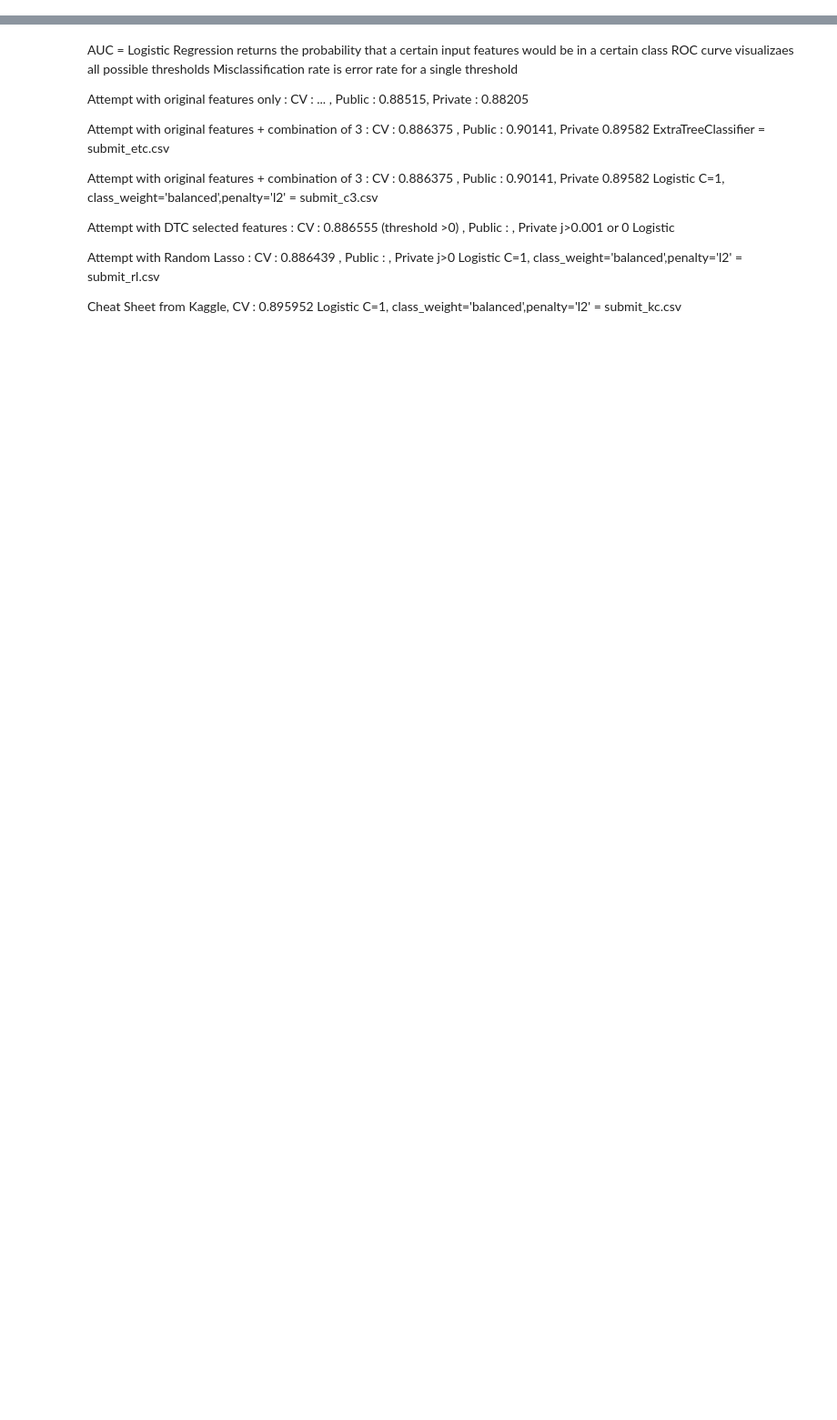
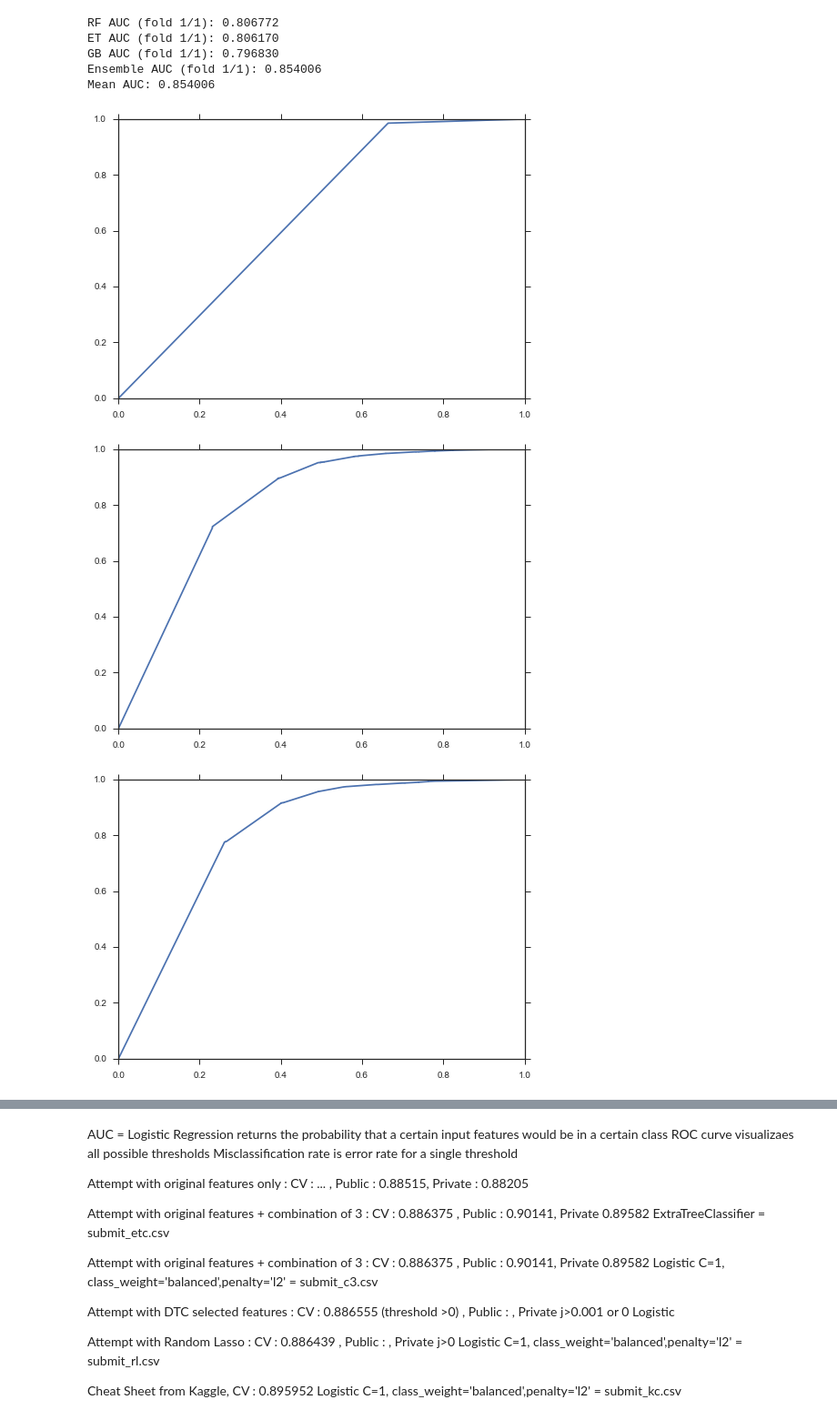
Before and after one commit to chenjennhaur/machinelearning, a Jupyter notebook: Amazon Challenge.ipynb, the cells around one changed output, grey strips where cells are left out. Shown at 91% size. Saved outputs shown, nothing was run; the diff lists cells and outputs as text; code cells hidden in the pictures; blank space fills up the shorter version.

```diff
--- a/Amazon Challenge.ipynb
+++ b/Amazon Challenge.ipynb
@@ -420,5 +346,5 @@ Mean AUC: 0.818116
 # %%
-#Random Forest Ensemble
+# Ensemble (Version 1)
 
 SEED = 42
 mean_auc = 0.0
@@ -426,10 +352,16 @@ coeRF = 0.0
 coeET = 0.0
 coeGB = 0.0
 
-n = 10  # repeat the CV procedure 10 times to get more precise results
-modelRF = RandomForestClassifier(criterion='entropy',n_estimators=1000,max_features='sqrt',min_samples_split=9,max_depth=None,random_state=SEED)
-modelET = ensemble.ExtraTreesClassifier(criterion='entropy',n_estimators=1000,max_features='sqrt',min_samples_split=8,max_depth=None,random_state=SEED)
-modelGB = GradientBoostingClassifier(max_depth=20,min_samples_split=9,random_state=SEED,learning_rate=0.2,n_estimators=50)
+n = 1 # repeat the CV procedure 10 times to get more precise results
+# modelRF = RandomForestClassifier(criterion='entropy',n_estimators=500,max_depth=None,max_features='sqrt',min_samples_split=9,random_state=SEED)
+# modelET = ensemble.ExtraTreesClassifier(criterion='entropy',n_estimators=500,max_features='sqrt',min_samples_split=8,max_depth=None,random_state=SEED)
+# modelGB = GradientBoostingClassifier(max_depth=20,min_samples_split=9,random_state=SEED,learning_rate=0.2,n_estimators=50)
+
+modelRF = RandomForestClassifier()
+modelET = ensemble.ExtraTreesClassifier()
+modelGB = GradientBoostingClassifier()
+
+
 for i in range(n):
     # for each iteration, randomly hold out 20% of the data as CV set
     X_train, X_cv, y_train, y_cv = cross_validation.train_test_split(X, y, test_size=.20, random_state=i*SEED)
@@ -443,15 +375,12 @@ for i in range(n):
     modelGB.fit(X_train, y_train)
 
     predsRF = modelRF.predict_proba(X_cv)[:, 1]
+    predsRFP = modelRF.predict(X_cv)
     predsET = modelET.predict_proba(X_cv)[:, 1]
     predsGB = modelGB.predict_proba(X_cv)[:, 1]
     predsC = (predsRF + predsET + predsGB)/3
 
-    preRF = modelRF.predict(X_cv)
-    preET = modelET.predict(X_cv)
-    preGB = modelGB.predict(X_cv)
-
-    eX = np.hstack(preRF,preET,preFB)
+    eX = np.hstack((predsRF,predsET,predsGB)).reshape(3,len(predsRF)).transpose()
     modelE = linear_model.LogisticRegression()
     modelE.fit(eX,y_cv)
 
@@ -461,11 +390,13 @@ for i in range(n):
 
 
     # compute AUC metric for this CV fold
+    fprRFP, tprRFP, _ = metrics.roc_curve(y_cv, predsRFP)
     fprRF, tprRF, _ = metrics.roc_curve(y_cv, predsRF)
     fprET, tprET, _ = metrics.roc_curve(y_cv, predsET)
     fprGB, tprGB, _ = metrics.roc_curve(y_cv, predsGB)
     fprC, tprC, _ = metrics.roc_curve(y_cv, predsC)
 
+    roc_aucRF = metrics.auc(fprRFP, tprRFP)
     roc_aucRF = metrics.auc(fprRF, tprRF)
     roc_aucET = metrics.auc(fprET, tprET)
     roc_aucGB = metrics.auc(fprGB, tprGB)
@@ -477,10 +408,14 @@ for i in range(n):
     print("Ensemble AUC (fold %d/%d): %f" % (i + 1, n, roc_aucC))
     mean_auc += roc_aucC
 
+    fileObject = open("test.pickle",'wb')
+    pickle.dump(RandomForestClassifier,fileObject)
+    fileObject.close()
+
 print("Mean AUC: %f" % (mean_auc/n))
-coeRF = coeRF / 10
-coeET = coeET / 10
-coeGB = coeGB / 10
+coeRF = coeRF / n
+coeET = coeET / n
+coeGB = coeGB / n
 
 # === Predictions === #
 # When making predictions, retrain the model on the whole training set
@@ -497,3 +432,33 @@ predsE = coeRF * predsRF + coeGB * predsGB + coeET * predsET
 
 save_results(predsC, "submit_e1.csv")
 save_results(predsE, "submit_e2.csv")
+# %% [output]
+RF AUC (fold 1/1): 0.806772
+ET AUC (fold 1/1): 0.806170
+GB AUC (fold 1/1): 0.796830
+Ensemble AUC (fold 1/1): 0.854006
+Mean AUC: 0.854006
+# %%
+# print(fprRF.shape)
+# print(tprRF.shape)
+# print(modelRF.predict_proba(X_cv)[1:6,:])
+# print(modelRF.predict(X_cv)[1:6])
+
+plt.plot(fprRFP,tprRFP)
+plt.show()
+
+plt.plot(fprRF,tprRF)
+plt.show()
+
+plt.plot(fprET,tprET)
+plt.show()
+
+plt.plot(fprGB,tprGB)
+plt.show()
+
+plt.plot(fprC,tprC)
+plt.show()
+# %% [output]
+[figure, added]
+[figure, added]
+[figure, added]
```
Also changed, not shown: parts of 20 cells of this notebook.
